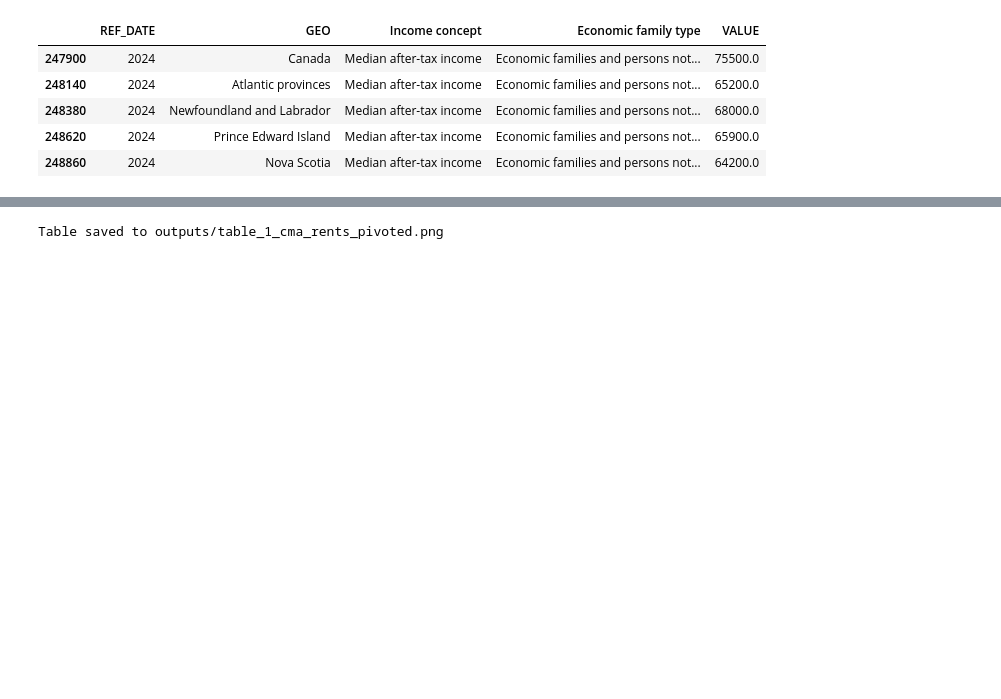
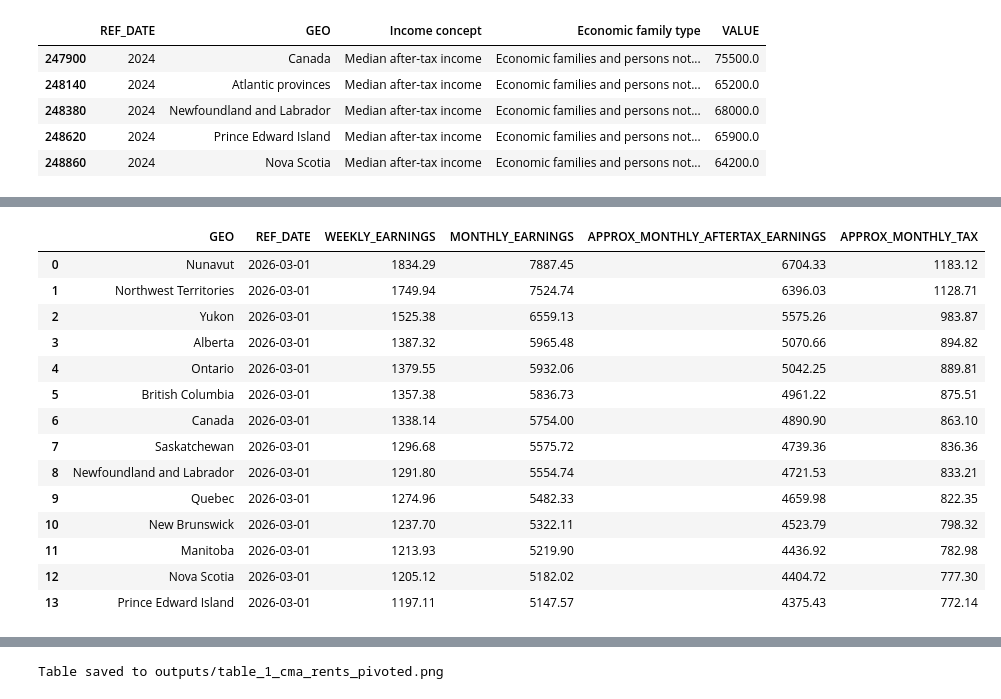
Before and after one commit to tonHS/Canadian_Real_Estate_Stats, a Jupyter notebook: Canadian_Housing_Stats.ipynb, the cells around one changed output, grey strips where cells are left out. Drawn from its saved outputs; the diff is of its cells as text; code cells hidden in the pictures; blank space fills up the shorter version.

```diff
--- a/Canadian_Housing_Stats.ipynb
+++ b/Canadian_Housing_Stats.ipynb
@@ -279,0 +335,29 @@ df_singles_income.head(5)
+# %%
+####################################################################################################################################
+# Process: Regional wage data
+####################################################################################################################################
+
+# Create a column for monthly earnings
+
+df_earnings["MONTHLY_EARNINGS"] = (df_earnings["WEEKLY_EARNINGS"] * 4.3).round(2)
+df_earnings["APPROX_MONTHLY_TAX"] = (df_earnings["MONTHLY_EARNINGS"] * 0.15).round(2)
+df_earnings["APPROX_MONTHLY_AFTERTAX_EARNINGS"] = (df_earnings["MONTHLY_EARNINGS"] - df_earnings["APPROX_MONTHLY_TAX"]).round(2)
+
+# Table 4 Regional Weekly and Monthly Earnings Data in Current Dollars
+df_earnings.head(15)
+# %% [output]
+|  | GEO | REF_DATE | WEEKLY_EARNINGS | MONTHLY_EARNINGS | APPROX_MONTHLY_AFTERTAX_EARNINGS | APPROX_MONTHLY_TAX |
+| 0 | Nunavut | 2026-03-01 | 1834.29 | 7887.45 | 6704.33 | 1183.12 |
+| 1 | Northwest Territories | 2026-03-01 | 1749.94 | 7524.74 | 6396.03 | 1128.71 |
+| 2 | Yukon | 2026-03-01 | 1525.38 | 6559.13 | 5575.26 | 983.87 |
+| 3 | Alberta | 2026-03-01 | 1387.32 | 5965.48 | 5070.66 | 894.82 |
+| 4 | Ontario | 2026-03-01 | 1379.55 | 5932.06 | 5042.25 | 889.81 |
+| 5 | British Columbia | 2026-03-01 | 1357.38 | 5836.73 | 4961.22 | 875.51 |
+| 6 | Canada | 2026-03-01 | 1338.14 | 5754.00 | 4890.90 | 863.10 |
+| 7 | Saskatchewan | 2026-03-01 | 1296.68 | 5575.72 | 4739.36 | 836.36 |
+| 8 | Newfoundland and Labrador | 2026-03-01 | 1291.80 | 5554.74 | 4721.53 | 833.21 |
+| 9 | Quebec | 2026-03-01 | 1274.96 | 5482.33 | 4659.98 | 822.35 |
+| 10 | New Brunswick | 2026-03-01 | 1237.70 | 5322.11 | 4523.79 | 798.32 |
+| 11 | Manitoba | 2026-03-01 | 1213.93 | 5219.90 | 4436.92 | 782.98 |
+| 12 | Nova Scotia | 2026-03-01 | 1205.12 | 5182.02 | 4404.72 | 777.30 |
+| 13 | Prince Edward Island | 2026-03-01 | 1197.11 | 5147.57 | 4375.43 | 772.14 |
```
Also changed, not shown: parts of 6 cells of this notebook.
